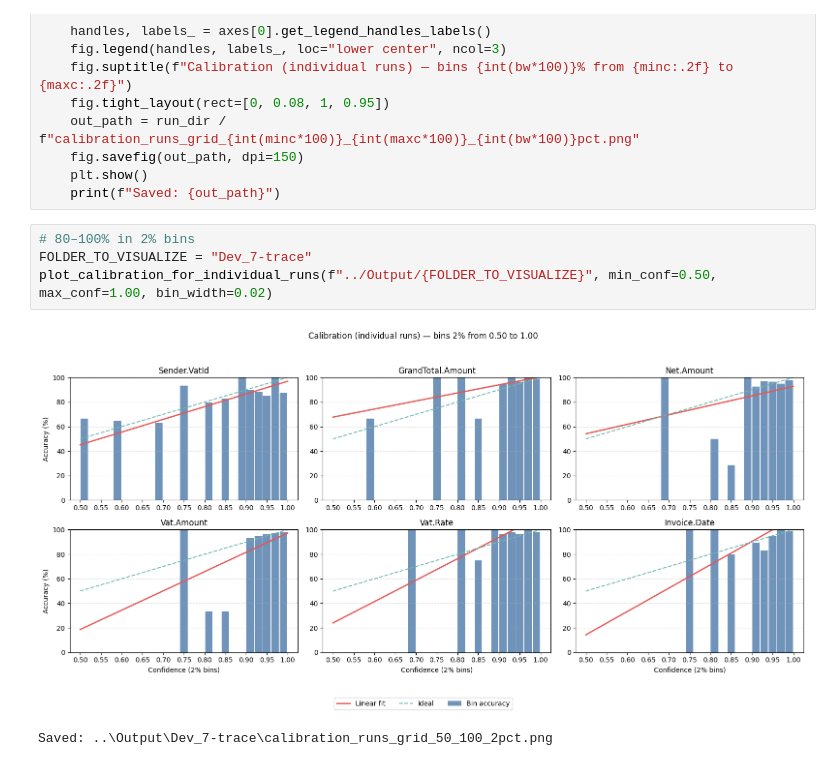
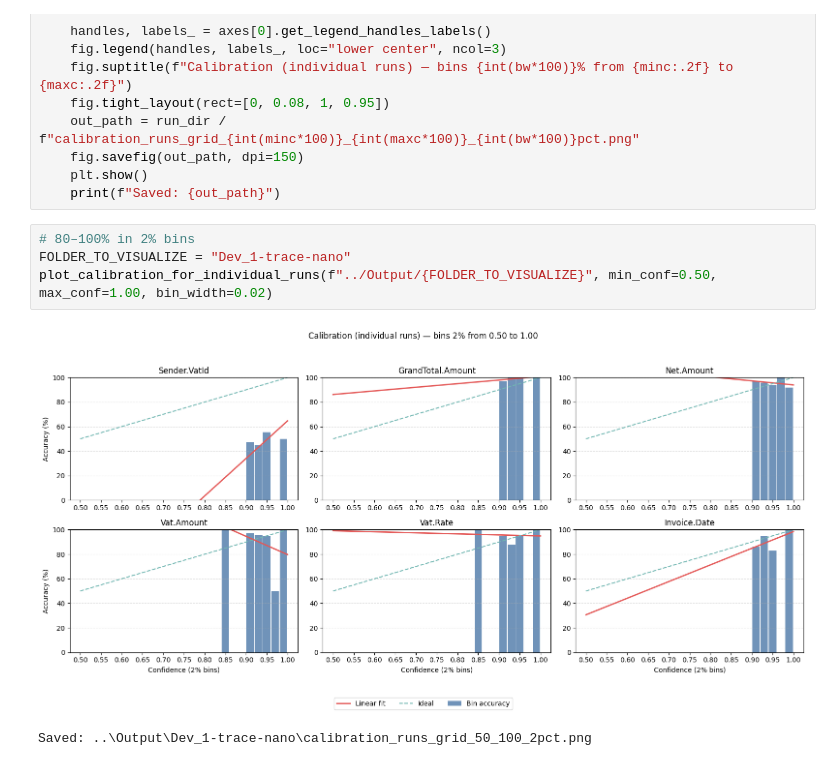
Before and after one commit to blumatix/bludelta-confidence-scores, a Jupyter notebook: Code/LLM-as-a-judge.ipynb, the cells around one changed output. Saved outputs shown, nothing was run; the diff lists cells and outputs as text.

```diff
--- a/Code/LLM-as-a-judge.ipynb
+++ b/Code/LLM-as-a-judge.ipynb
@@ -1043,11 +1046,11 @@ def plot_calibration_for_individual_runs(run_dir: str | Path, min_conf: float =
     print(f"Saved: {out_path}")
 # %%
 # 80–100% in 2% bins
-FOLDER_TO_VISUALIZE = "Dev_7-trace"
+FOLDER_TO_VISUALIZE = "Dev_1-trace-nano"
 plot_calibration_for_individual_runs(f"../Output/{FOLDER_TO_VISUALIZE}", min_conf=0.50, max_conf=1.00, bin_width=0.02)
 # %% [output]
-[figure, old version]
+[figure, new version]
-Saved: ..\Output\Dev_7-trace\calibration_runs_grid_50_100_2pct.png
+Saved: ..\Output\Dev_1-trace-nano\calibration_runs_grid_50_100_2pct.png
 # %%
 plot_calibration_for_run(f"../Output/{FOLDER_TO_VISUALIZE}", min_conf=0.50, max_conf=1.00, bin_width=0.02)
 # %% [output]
```
Also changed, not shown: parts of 4 cells of this notebook.
